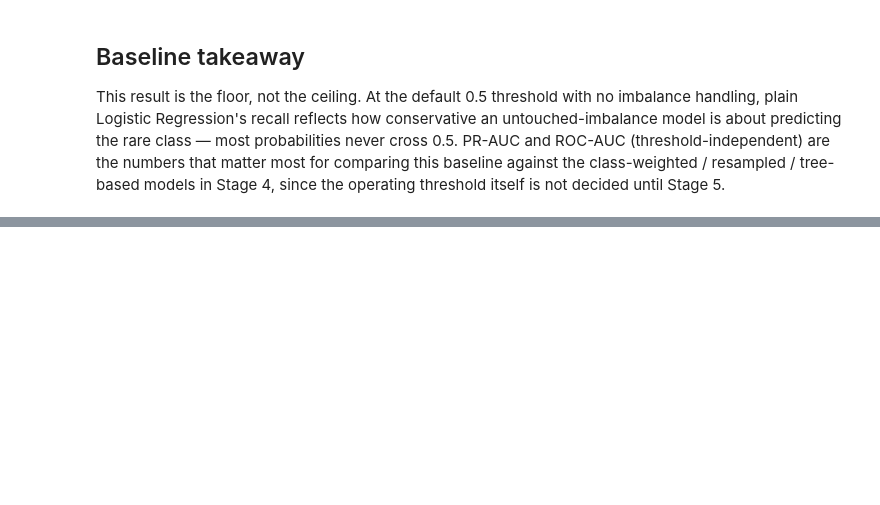
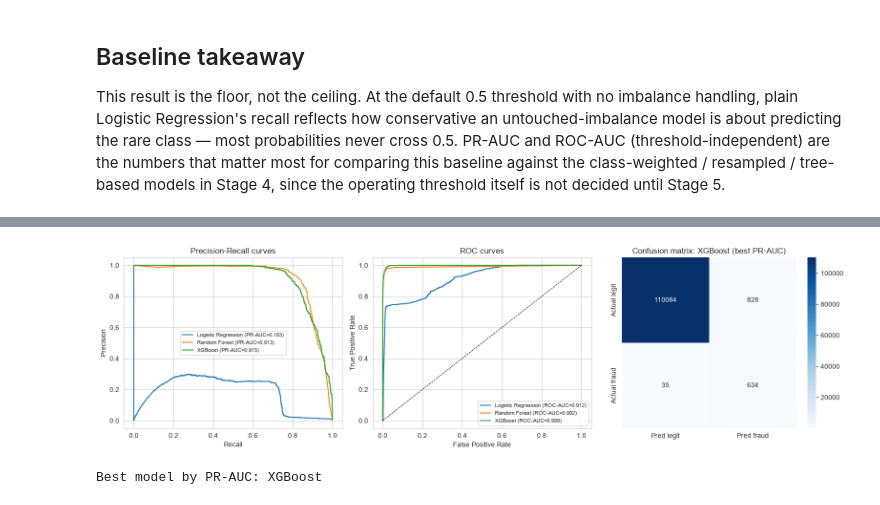
Before and after one commit to Ahussein9817/CreditCardFraudDetection, a Jupyter notebook: notebooks/02_modeling.ipynb, the cells around one changed output, grey strips where cells are left out. Cells and saved outputs as stored; diff of their text form; code cells hidden in the pictures; blank space fills up the shorter version.

```diff
--- a/notebooks/02_modeling.ipynb
+++ b/notebooks/02_modeling.ipynb
@@ -114,0 +166,19 @@ This result is the floor, not the ceiling. At the default 0.5 threshold with no
+# %%
+USE_CLASS_WEIGHTING = True  # set based on the Stage 4a comparison
+
+spw = tr.class_weight_ratio(y_train)
+models = tr.build_models(class_weighted=USE_CLASS_WEIGHTING, scale_pos_weight=spw)
+
+model_results = {}
+model_probas = {}
+
+for name, model in models.items():
+    model.fit(Xt_train, y_train)
+    proba = model.predict_proba(Xt_val)[:, 1]
+    pred = (proba >= 0.5).astype(int)
+    model_results[name] = ev.fraud_metrics(y_val, pred, proba)
+    model_probas[name] = proba
+    print(f'{name} done.')
+
+comparison_table = ev.metrics_table(model_results)
+comparison_table
@@ -114,0 +194,27 @@ This result is the floor, not the ceiling. At the default 0.5 threshold with no
+# %%
+fig, axes = plt.subplots(1, 3, figsize=(16, 4.5))
+
+for name, m in model_results.items():
+    p, r, _ = precision_recall_curve(y_val, model_probas[name])
+    axes[0].plot(r, p, label=f"{name} (PR-AUC={m['pr_auc']:.3f})")
+axes[0].set_xlabel('Recall'); axes[0].set_ylabel('Precision'); axes[0].set_title('Precision-Recall curves')
+axes[0].legend(fontsize=8)
+
+for name, m in model_results.items():
+    fpr_curve, tpr_curve, _ = roc_curve(y_val, model_probas[name])
+    axes[1].plot(fpr_curve, tpr_curve, label=f"{name} (ROC-AUC={m['roc_auc']:.3f})")
+axes[1].plot([0, 1], [0, 1], 'k--', linewidth=0.8)
+axes[1].set_xlabel('False Positive Rate'); axes[1].set_ylabel('True Positive Rate'); axes[1].set_title('ROC curves')
+axes[1].legend(fontsize=8)
+
+best_model_name = comparison_table['pr_auc'].idxmax()
+sns.heatmap(model_results[best_model_name]['confusion_matrix'], annot=True, fmt='d', cmap='Blues',
+            xticklabels=['Pred legit', 'Pred fraud'], yticklabels=['Actual legit', 'Actual fraud'], ax=axes[2])
+axes[2].set_title(f'Confusion matrix: {best_model_name} (best PR-AUC)')
+
+plt.tight_layout()
+plt.show()
+print('Best model by PR-AUC:', best_model_name)
+# %% [output]
+[figure, added]
+Best model by PR-AUC: XGBoost
```
Also changed, not shown: parts of 6 cells of this notebook, 2 other files.
